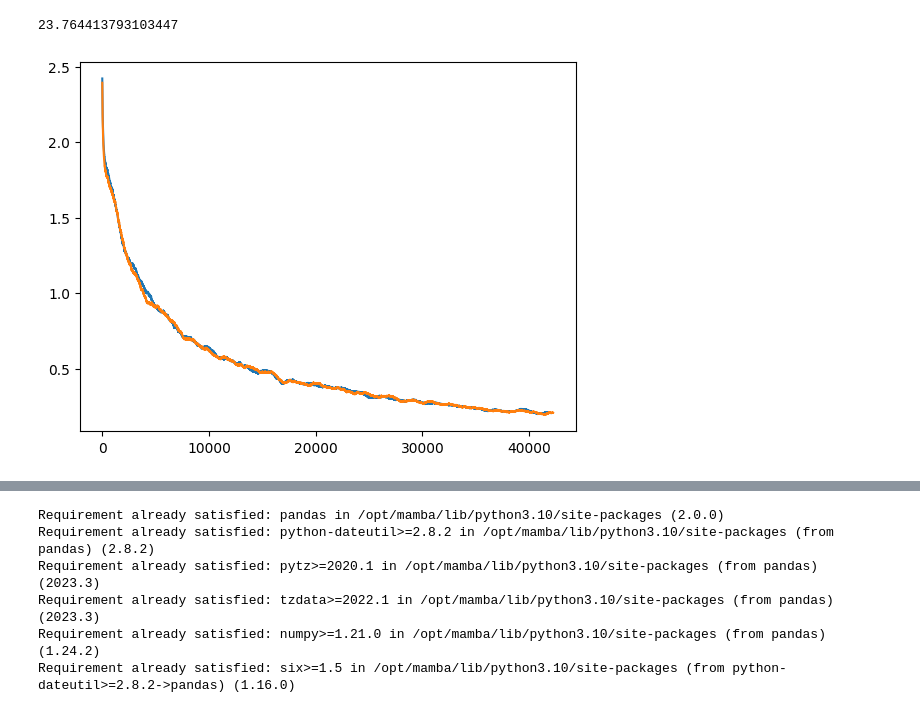
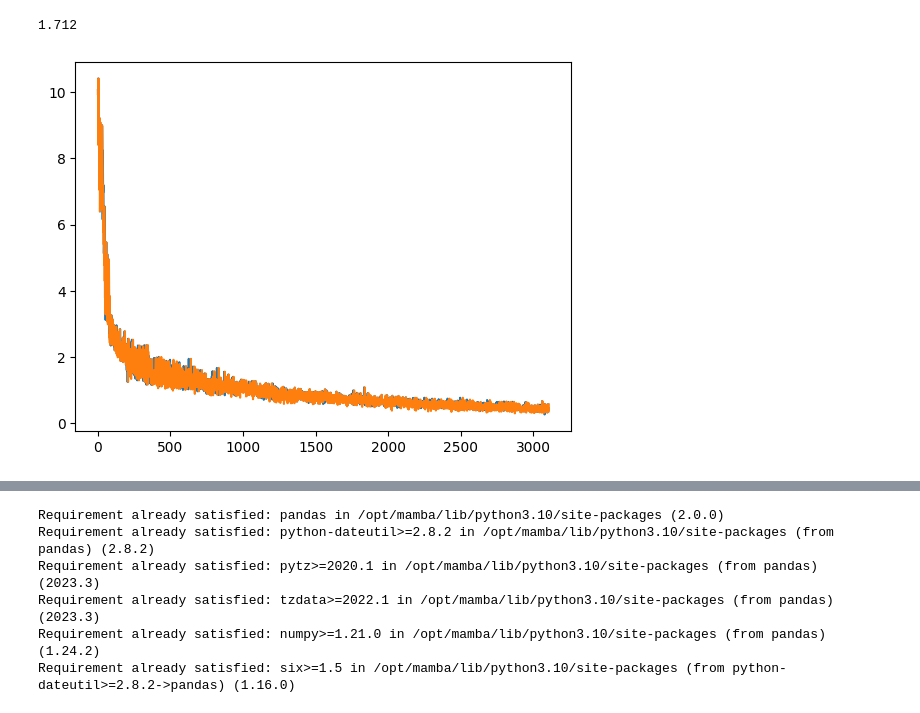
Before and after one commit to Tordjx/UMMT, a Jupyter notebook: Core model files/main_notebook.ipynb, the cells around one changed output, grey strips where cells are left out. Drawn from its saved outputs; the diff is of its cells as text; code cells hidden in the pictures.

```diff
--- a/Core model files/main_notebook.ipynb
+++ b/Core model files/main_notebook.ipynb
@@ -14,7 +14,8 @@ device = torch.device('cuda' if torch.cuda.is_available() else 'cpu')
 batch_size = 16
 
 # Texts
-tokenized_fr,tokenized_en, vocab_fr,vocab_en = get_train_data_nouveau(batch_size)
+tokenized_fr,tokenized_en, vocab_fr,vocab_en = get_train_data_nouveau(batch_size,True)
+tokenized_val_fr,tokenized_val_en, _,_ = get_train_data_nouveau(batch_size,False)
 #Data non batchés
 n_token_fr = len(vocab_fr.keys())
 n_token_en = len(vocab_en.keys())
@@ -47,0 +53,2 @@ val_features = torch.from_numpy(val_features)
+# %%
+mixed_train(model_fr,model_en,train_data_fr,train_data_en,150,batch_size, True,[1/3,1])
@@ -130,13 +134,13 @@ béret aide aide théthéétudiante étudiante étudiante aide étudiante théé
 # %%
-def moving_average(a, n=1000,tail = 0) :
+def moving_average(a, n=1,tail = 0) :
     ret = np.cumsum(a, dtype=float)
     ret[n:] = ret[n:] - ret[:-n]
     return (ret[n - 1:] / n)[tail:]
 
 plt.plot(moving_average(model_fr.loss_list))
 plt.plot(moving_average(model_en.loss_list))
 # plt.plot(model_en.loss_list)
 print(len(model_fr.loss_list)/(29000/batch_size))
 # %% [output]
-23.764413793103447
+1.712
-[figure, old version]
+[figure, new version]
```
Also changed, not shown: parts of 5 cells of this notebook, 1 other file.
